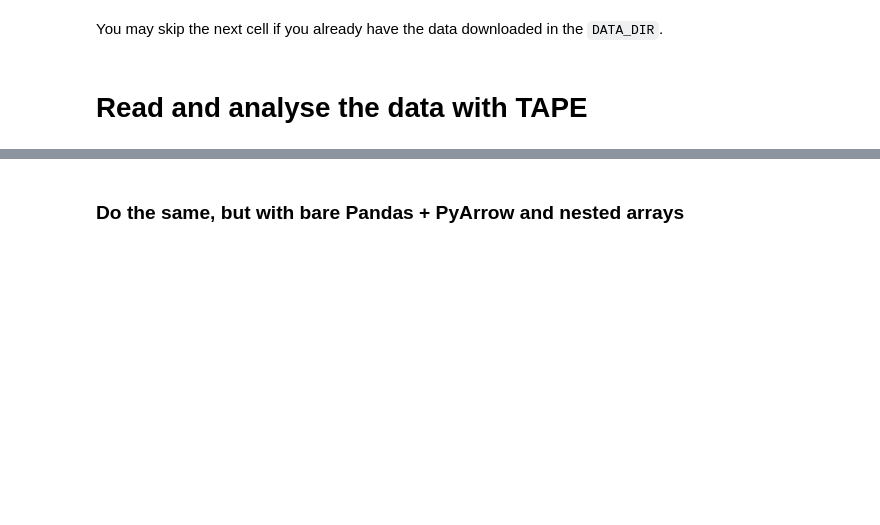
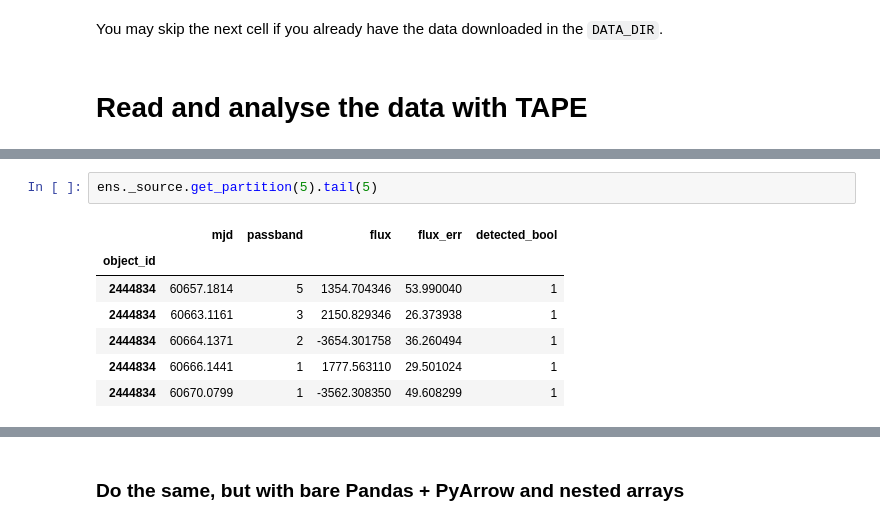
Before and after one commit to dougbrn/notebooks, a Jupyter notebook: plasticc-eclipsing-binaries.ipynb, the cells around one changed output, grey strips where cells are left out. Drawn from its saved outputs; the diff is of its cells as text; blank space fills up the shorter version.

```diff
--- a/plasticc-eclipsing-binaries.ipynb
+++ b/plasticc-eclipsing-binaries.ipynb
@@ -174,0 +184,10 @@ Wall time: 2min 14s
+# %%
+ens._source.get_partition(5).tail(5)
+# %% [output]
+|  | mjd | passband | flux | flux_err | detected_bool |
+| object_id |  |  |  |  |  |
+| 2444834 | 60657.1814 | 5 | 1354.704346 | 53.990040 | 1 |
+| 2444834 | 60663.1161 | 3 | 2150.829346 | 26.373938 | 1 |
+| 2444834 | 60664.1371 | 2 | -3654.301758 | 36.260494 | 1 |
+| 2444834 | 60666.1441 | 1 | 1777.563110 | 29.501024 | 1 |
+| 2444834 | 60670.0799 | 1 | -3562.308350 | 49.608299 | 1 |
```
Also changed, not shown: parts of 4 cells of this notebook.
